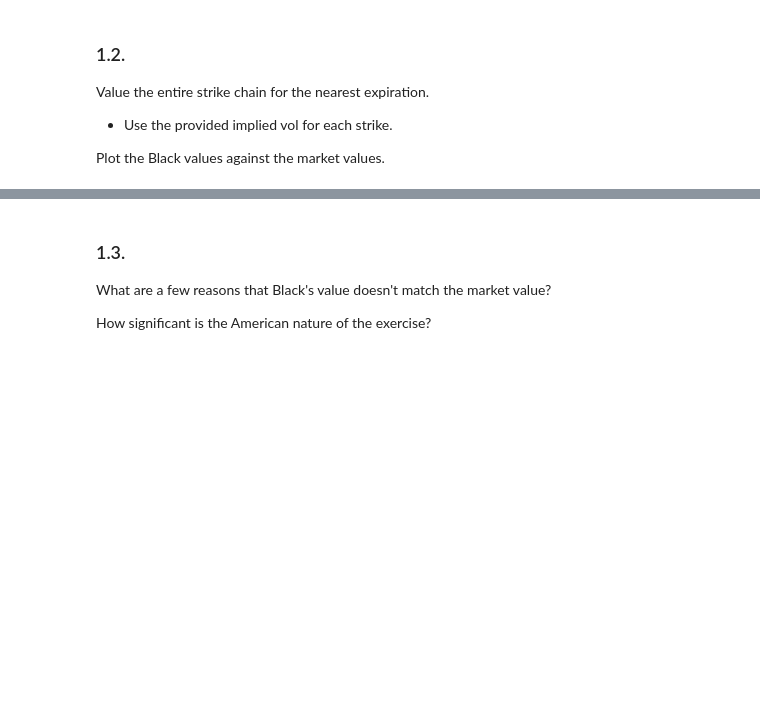
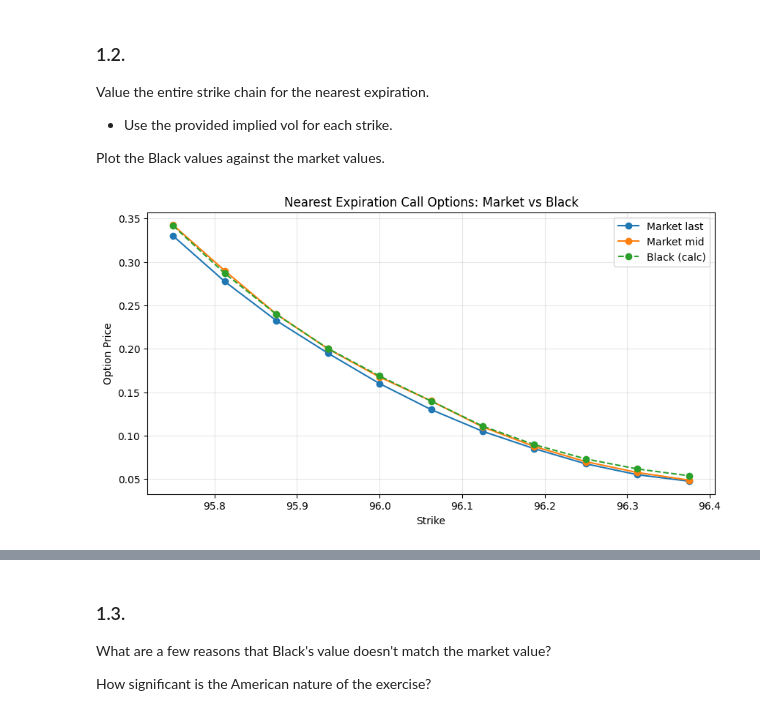
Before and after one commit to reecevdw/FINM-375-GROUP-A, a Jupyter notebook: hw1/E.6.1.%20Black's%20Formula%20for%20Options%20on%20Futures.ipynb, the cells around one changed output, grey strips where cells are left out. Saved outputs shown, nothing was run; the diff lists cells and outputs as text; code cells hidden in the pictures; blank space fills up the shorter version.

Commit message:
added black's formula exercise

```diff
--- a/hw1/E.6.1.%20Black's%20Formula%20for%20Options%20on%20Futures.ipynb
+++ b/hw1/E.6.1.%20Black's%20Formula%20for%20Options%20on%20Futures.ipynb
@@ -77,7 +82,5 @@ import pandas as pd
 # %%
-import pandas as pd
-
-FILEDATA = "../data/option_data_bb_SFRZ5.xlsx"
+FILEDATA = "data/option_data_bb_SFRZ5.xlsx"
 SHEETNAME = 'spot'
 spot = pd.read_excel(FILEDATA, sheet_name=SHEETNAME).rename(columns={'Unnamed: 0': 'field'}).set_index('field')
 display(spot)
@@ -136,3 +139,13 @@ Use Black's Formula to price the **call option**
 * using the finance rate as the discount rate
 
 How close is your estimate to the market quote?
+# %%
+call_options = options.loc[(options['option type'].str.contains('C'))]
+call_options_closest_to_exp = call_options.loc[(call_options['days to expiration'] == call_options['days to expiration'].min())]
+
+# Fut price
+spot_fut_price = spot.loc['price', 'SFRZ5 Comdty']
+
+nearest_to_spot = call_options.loc[(call_options['strike price'] - spot_fut_price).abs().idxmin()]
+
+print(nearest_to_spot)
@@ -143,3 +248,71 @@ Value the entire strike chain for the nearest expiration.
 * Use the provided implied vol for each strike.
 
 Plot the Black values against the market values.
+# %%
+call_options_closest_to_exp['calc_price'] = call_options_closest_to_exp.apply(lambda row: calculate_black_price(spot_fut_price, row), axis=1)
+
+# plot calc_price and price
+
+# Work on a copy to avoid SettingWithCopyWarning and keep only needed columns
+df_plot = (
+    call_options_closest_to_exp.copy()
+    .loc[:, ['strike price', 'price', 'bid', 'ask', 'calc_price']]
+    .dropna(subset=['strike price', 'price', 'bid', 'ask', 'calc_price'])
+    .sort_values('strike price')
+)
+
+# Line plot: Market vs Black
+fig, ax = plt.subplots(figsize=(10, 5))
+
+last = df_plot['price']
+ax.plot(df_plot['strike price'], last, marker='o', linestyle='-', label='Market last')
+
+mid = (df_plot['bid'] + df_plot['ask']) / 2
+ax.plot(df_plot['strike price'], mid, marker='o', linestyle='-', label='Market mid')
+
+ax.plot(df_plot['strike price'], df_plot['calc_price'], marker='o', linestyle='--', label='Black (calc)')
+
+ax.set_title('Nearest Expiration Call Options: Market vs Black')
+ax.set_xlabel('Strike')
+ax.set_ylabel('Option Price')
+ax.grid(True, alpha=0.3)
+ax.legend()
+plt.show()
+
+# difference plot (Market - Black)
+fig, ax = plt.subplots(figsize=(10, 3.5))
+
+ax.axhline(0.0, color='black', linewidth=1)
+
+diff_last = last - df_plot['calc_price']
+ax.plot(df_plot['strike price'], diff_last, marker='o', linestyle='-', label='Market last - Black')
+
+diff_mid = mid - df_plot['calc_price']
+ax.plot(df_plot['strike price'], diff_mid, marker='o', linestyle='-', label='Market mid - Black')
+
+ax.set_title('Difference (Market - Black) by Strike')
+ax.set_xlabel('Strike')
+ax.set_ylabel('Price Diff')
+ax.grid(True, alpha=0.3)
+ax.legend()
+plt.show()
+
+# % difference plot (Market - Black)
+fig, ax = plt.subplots(figsize=(10, 3.5))
+
+ax.axhline(0.0, color='black', linewidth=1)
+
+per_diff_last = (diff_last / df_plot['calc_price']) * 100
+ax.plot(df_plot['strike price'], per_diff_last, marker='o', linestyle='-', label='Market last - Black')
+
+per_diff_mid = (diff_mid / df_plot['calc_price']) * 100
+ax.plot(df_plot['strike price'], per_diff_mid, marker='o', linestyle='-', label='Market mid - Black')
+
+ax.set_title('% Difference ((Market - Black) / Black) by Strike')
+ax.set_xlabel('Strike')
+ax.set_ylabel('% Price Diff')
+ax.grid(True, alpha=0.3)
+ax.legend()
+plt.show()
+# %% [output]
+[figure, added]
```
Also changed, not shown: parts of 17 cells of this notebook.
